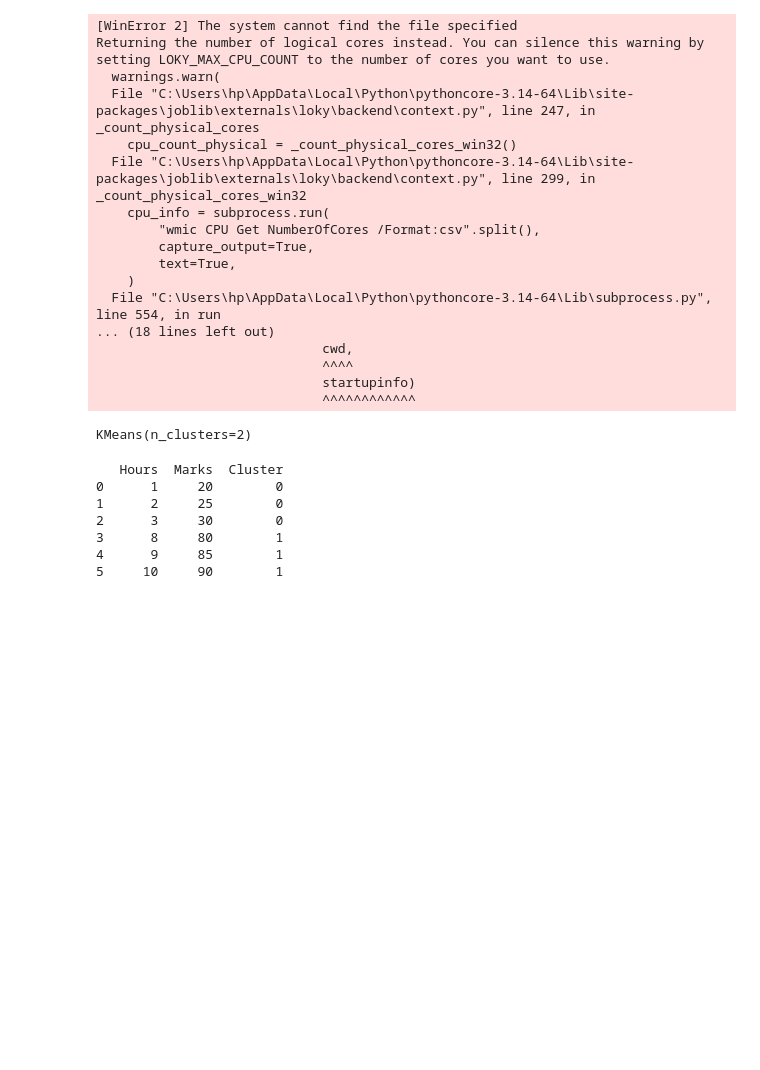
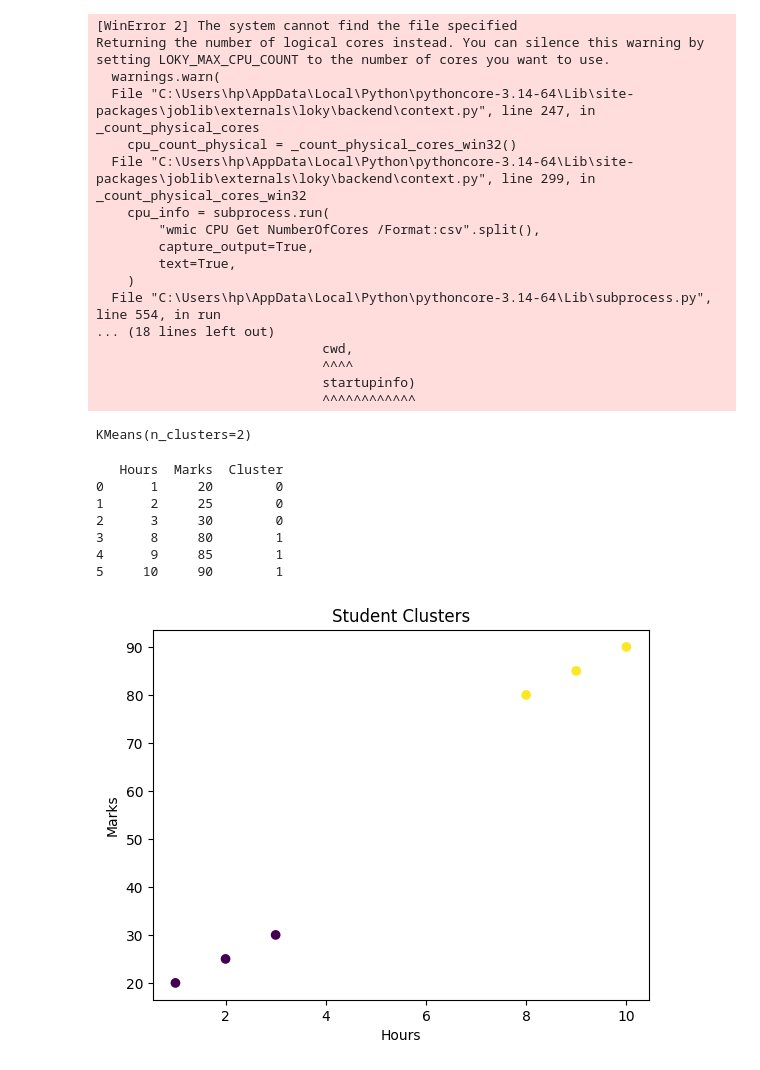
Before and after one commit to sakshi07bhosale/Data-Science, a Jupyter notebook: Machine Learning Basics/Day 17/practice.ipynb, the cells around one changed output. Saved outputs shown, nothing was run; the diff lists cells and outputs as text; code cells hidden in the pictures; blank space fills up the shorter version.

Commit message:
Visualization

```diff
--- a/Machine Learning Basics/Day 17/practice.ipynb
+++ b/Machine Learning Basics/Day 17/practice.ipynb
@@ -68,3 +68,14 @@ print(df)
 3      8     80        1
 4      9     85        1
 5     10     90        1
+# %%
+#Visualization
+plt.scatter(df["Hours"], df["Marks"], c=df["Cluster"])
+
+plt.xlabel("Hours")
+plt.ylabel("Marks")
+plt.title("Student Clusters")
+
+plt.show()
+# %% [output]
+[figure, added]
```
